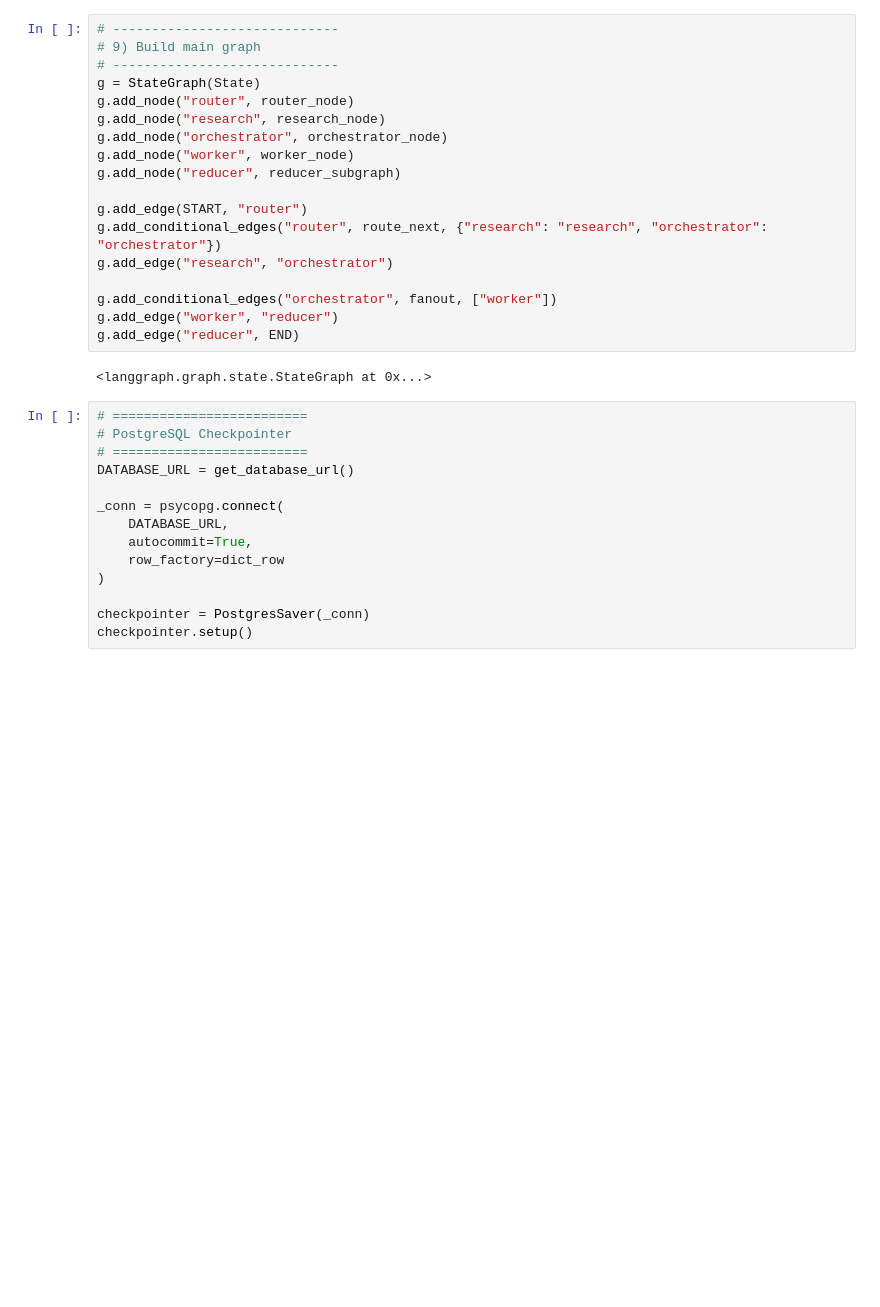
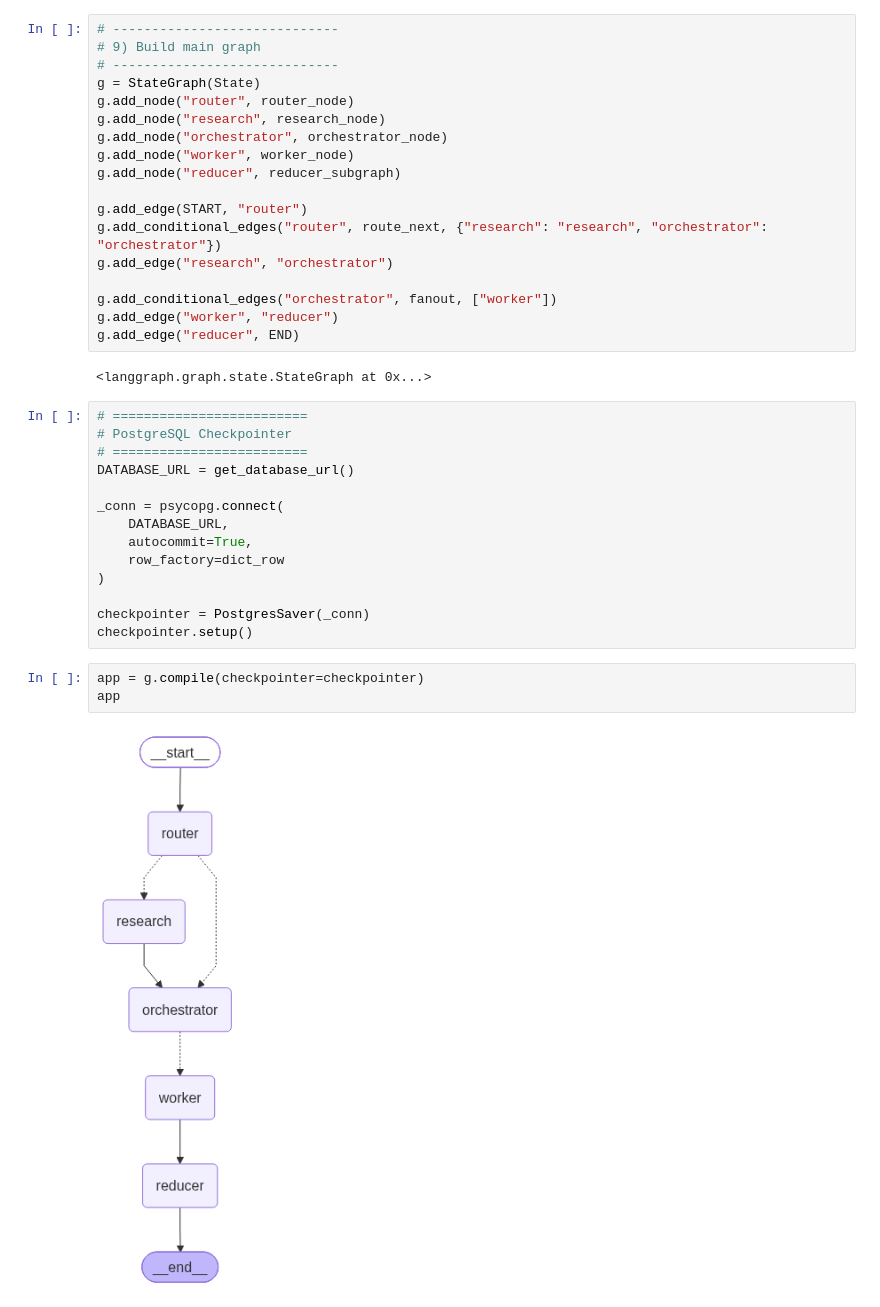
Before and after one commit to durgeshkhatai06/AgentWriter-AI, a Jupyter notebook: notebooks/4_blog_agent_with_image_gen.ipynb, the cells around one changed output. Cells and saved outputs as stored; diff of their text form; blank space fills up the shorter version.

```diff
--- a/notebooks/4_blog_agent_with_image_gen.ipynb
+++ b/notebooks/4_blog_agent_with_image_gen.ipynb
@@ -592,3 +592,8 @@ _conn = psycopg.connect(
 
 checkpointer = PostgresSaver(_conn)
 checkpointer.setup()
+# %%
+app = g.compile(checkpointer=checkpointer)
+app
+# %% [output]
+[figure, added]
```
